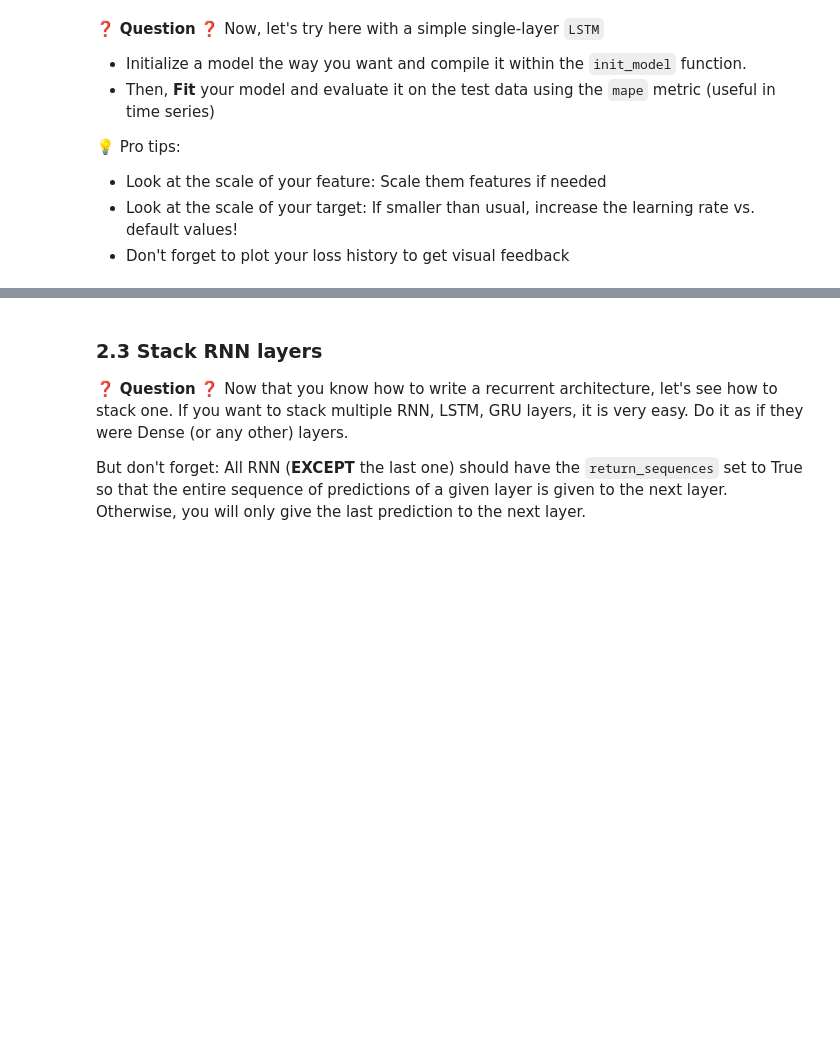
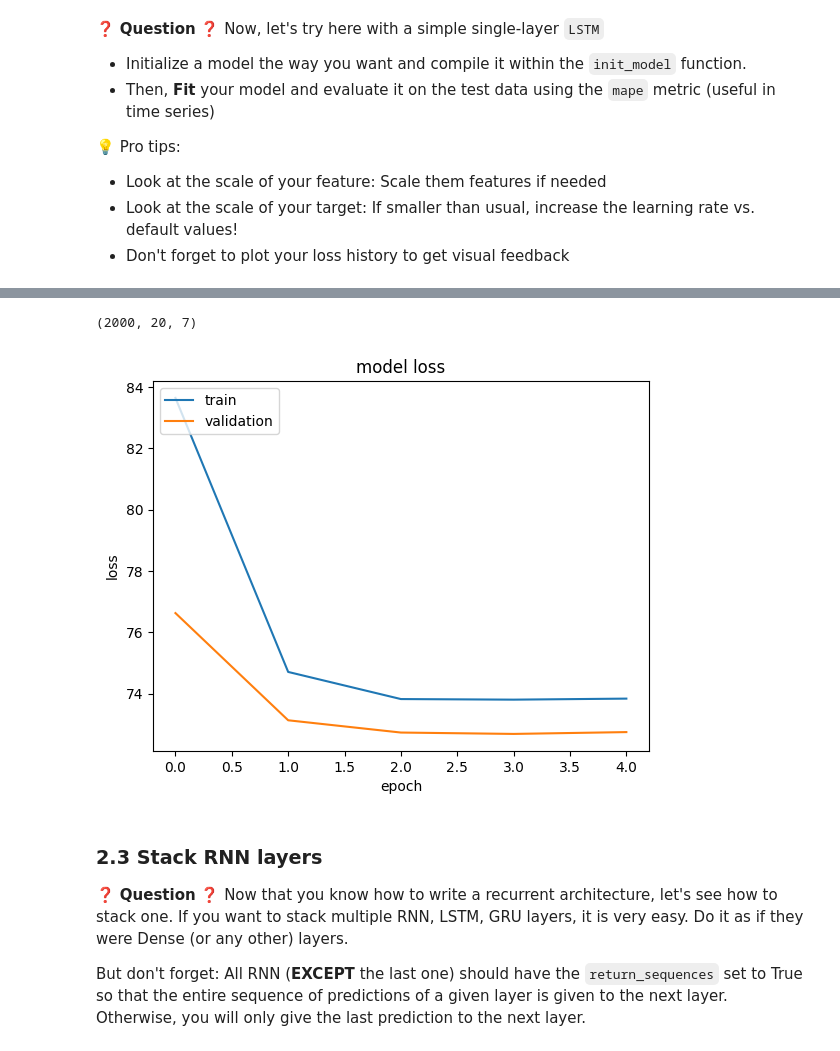
Before and after one commit to marlierecharlie/brief_28_RNN, a Jupyter notebook: Mission3/predict_air_pollution.ipynb, the cells around one changed output, grey strips where cells are left out. Drawn from its saved outputs; the diff is of its cells as text; code cells hidden in the pictures; blank space fills up the shorter version.

```diff
--- a/Mission3/predict_air_pollution.ipynb
+++ b/Mission3/predict_air_pollution.ipynb
@@ -261,0 +280,30 @@ Let's measure our performance in terms of *Mean Absolute Percentage Error (MAPE)
+# %%
+# YOUR CODE HERE
+from keras.layers import LSTM
+from keras.callbacks import EarlyStopping
+from keras.models import Sequential
+from keras.layers import Dense,Flatten
+from keras import layers
+from keras import optimizers
+from keras.metrics import MeanAbsolutePercentageError
+
+def init_model():
+
+    model = Sequential()
+
+    model.add(layers.Normalization(axis=-1, mean=None, variance=None, invert=False))
+    model.add(layers.LSTM(units=64,activation='tanh', input_shape=(20, 7)))
+    #model.add(layers.Flatten())
+    model.add(layers.Dense(10, activation='relu'))
+    model.add(layers.Dense(1, activation='linear'))
+
+    # the complitaion
+    opt = optimizers.Adam(learning_rate=0.1)
+    model.compile(loss='mae', optimizer=opt, metrics='mape') #recomanded optimizer for RNN
+    return model
+
+model = init_model()
+es = EarlyStopping(patience=1, verbose=2)
+    # fit model
+history = model.fit(X_train, y_train, validation_data=(X_test, y_test), epochs=10, callbacks=[es])
+    # prediction
@@ -262,3 +316,20 @@ Let's measure our performance in terms of *Mean Absolute Percentage Error (MAPE)
+# %%
+X_train.shape
+# %% [output]
+(2000, 20, 7)
+# %%
+def plot_history(history):
+
+    plt.plot(history.history['loss'])
+    plt.plot(history.history['val_loss'])
+    plt.title('model loss')
+    plt.ylabel('loss')
+    plt.xlabel('epoch')
+    plt.legend(['train', 'validation'], loc='upper left')
+    plt.show()
+plot_history(history)
+# %% [output]
+[figure, added]
 # %% [markdown]
 ### 2.3 Stack RNN layers
 
```
Also changed, not shown: parts of 17 cells of this notebook.
